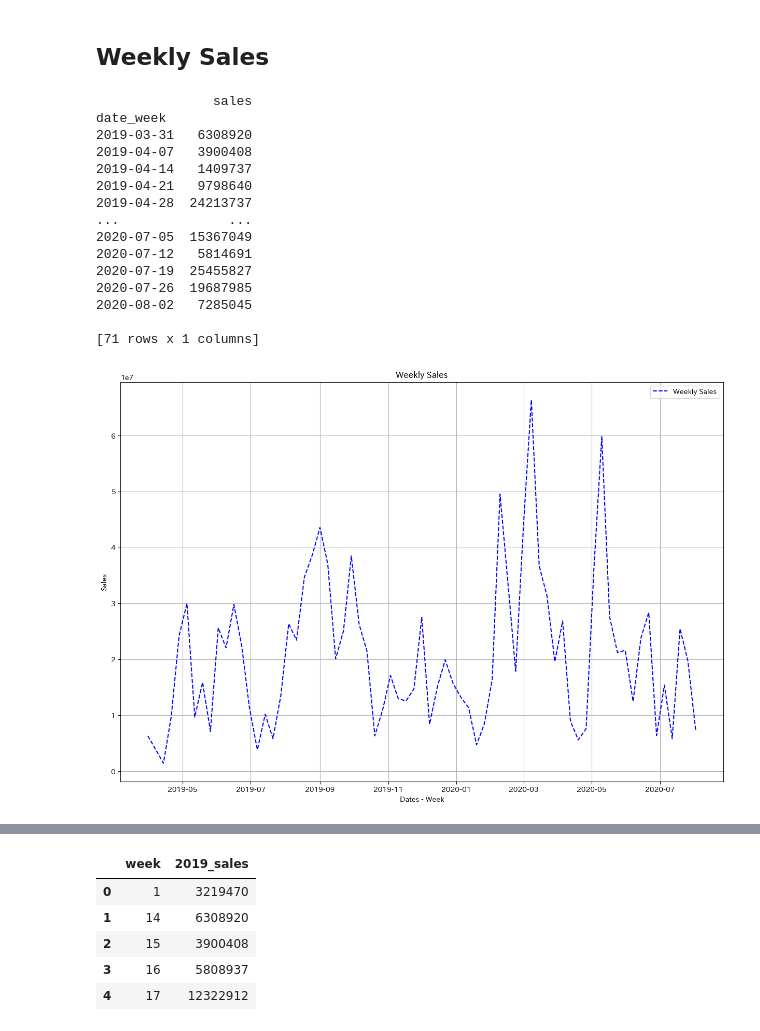
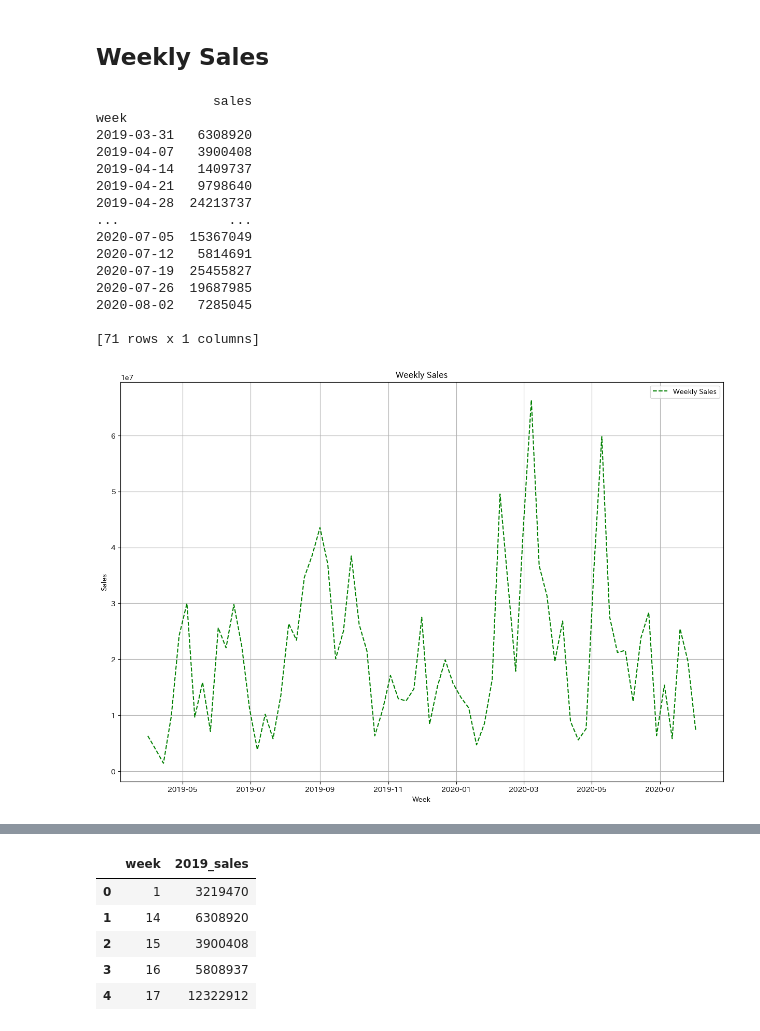
Before and after one commit to omotoshohei/ecom-analytics, a Jupyter notebook: template1/analytics.ipynb, the cells around one changed output, grey strips where cells are left out. Saved outputs shown, nothing was run; the diff lists cells and outputs as text; code cells hidden in the pictures.

```diff
--- a/template1/analytics.ipynb
+++ b/template1/analytics.ipynb
@@ -148,37 +148,3 @@ plt.show()
 [figure]
 # %% [markdown]
 ## Weekly Sales
-# %%
-df_weekly_sales = df_daily_sales.copy()
-df_weekly_sales.set_index('transaction_date', inplace=True)
-df_weekly_sales = df_weekly_sales.resample("W", closed="left", label="left").sum() # Week starts from Sunday
-df_weekly_sales = df_weekly_sales[["sales"]]
-df_weekly_sales = df_weekly_sales.rename_axis('date_week')
-print(df_weekly_sales)
-
-plt.figure(figsize=(15,10))
-plt.plot(df_weekly_sales['sales'], linestyle='--', color='blue', label='Weekly Sales')
-
-plt.title('Weekly Sales')
-plt.xlabel('Dates - Week')
-plt.ylabel('Sales')
-plt.legend()
-plt.grid(True)
-plt.show()
-# %% [output]
-               sales
-date_week
-2019-03-31   6308920
-2019-04-07   3900408
-2019-04-14   1409737
-2019-04-21   9798640
-2019-04-28  24213737
-...              ...
-2020-07-05  15367049
-2020-07-12   5814691
-2020-07-19  25455827
-2020-07-26  19687985
-2020-08-02   7285045
-
-[71 rows x 1 columns]
-[figure, removed]
@@ -227,0 +151,37 @@ df_weekly_sales_2019.rename(columns={"sales": "2019_sales"}, inplace=True)
+# %%
+df_weekly_sales = df_daily_sales.copy()
+df_weekly_sales.set_index('transaction_date', inplace=True)
+df_weekly_sales = df_weekly_sales.resample("W", closed="left", label="left").sum() # Week starts from Sunday
+df_weekly_sales = df_weekly_sales[["sales"]]
+df_weekly_sales = df_weekly_sales.rename_axis('week')
+# Convert 'month' index to string format
+# df_monthly_sales.index = df_monthly_sales.index.strftime('%Y-%m')
+print(df_weekly_sales)
+
+plt.figure(figsize=(15,10))
+plt.plot(df_weekly_sales['sales'], linestyle='--', color='green', label='Weekly Sales')
+
+
+plt.title('Weekly Sales')
+plt.xlabel('Week')
+plt.ylabel('Sales')
+plt.legend()
+plt.grid(True)
+plt.show()
+# %% [output]
+               sales
+week
+2019-03-31   6308920
+2019-04-07   3900408
+2019-04-14   1409737
+2019-04-21   9798640
+2019-04-28  24213737
+...              ...
+2020-07-05  15367049
+2020-07-12   5814691
+2020-07-19  25455827
+2020-07-26  19687985
+2020-08-02   7285045
+
+[71 rows x 1 columns]
+[figure, added]
```
Also changed, not shown: parts of 7 cells of this notebook, 18 other files.
